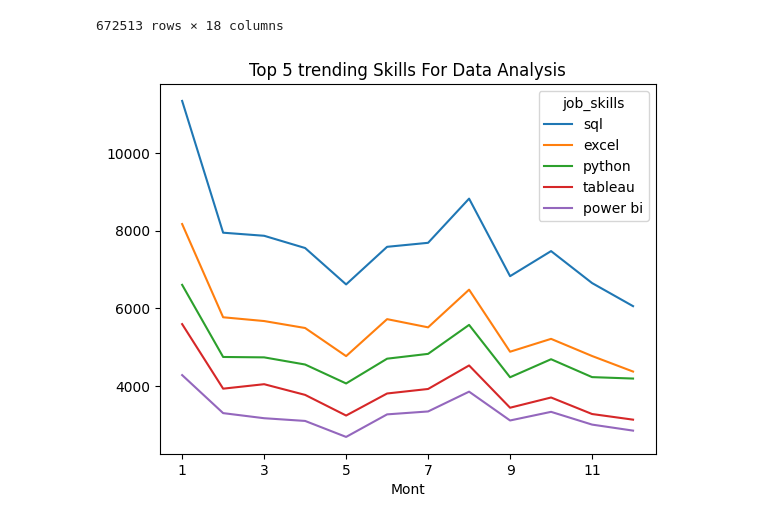
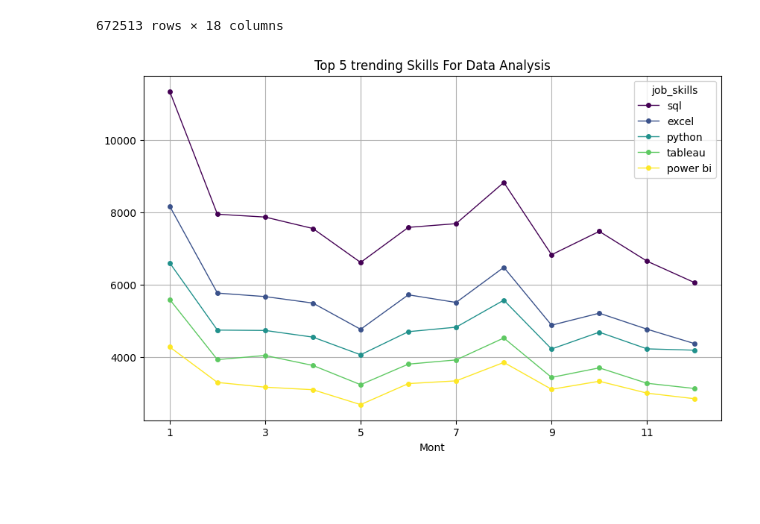
Before and after one commit to Mugil1410/Data-analysis-with-python, a Jupyter notebook: 2_Advanced/12_Trending_skills.ipynb, the cells around one changed output. Cells and saved outputs as stored; diff of their text form; code cells hidden in the pictures; blank space fills up the shorter version.

```diff
--- a/2_Advanced/12_Trending_skills.ipynb
+++ b/2_Advanced/12_Trending_skills.ipynb
@@ -34,14 +34,22 @@ df_DA_exploaded
 # %%
 df_DA_exploaded_pivot=df_DA_exploaded.pivot_table(index='job_posted_month_no',columns='job_skills',aggfunc='size',fill_value=0)
 df_DA_exploaded_pivot.loc['total'] = df_DA_exploaded_pivot.sum()
 df_DA_exploaded_pivot=df_DA_exploaded_pivot[df_DA_exploaded_pivot.loc['total'].sort_values(ascending=False).index]
 df_DA_exploaded_pivot=df_DA_exploaded_pivot.drop('total')
 
-df_DA_exploaded_pivot.iloc[:,:5].plot(kind='line')
+df_DA_exploaded_pivot.iloc[:,:5].plot(
+     kind='line',
+    linewidth =1,
+    linestyle='-',
+    colormap='viridis',
+    marker='o',
+    markersize=4,
+    figsize=(10,6),
+)
 plt.title('Top 5 trending Skills For Data Analysis')
 plt.xlabel("Mont")
 plt.ylabel("")
-
+plt.grid(True)
 plt.show()
 # %% [output]
-[figure, old version]
+[figure, new version]
```
Also changed, not shown: 4 other files.
